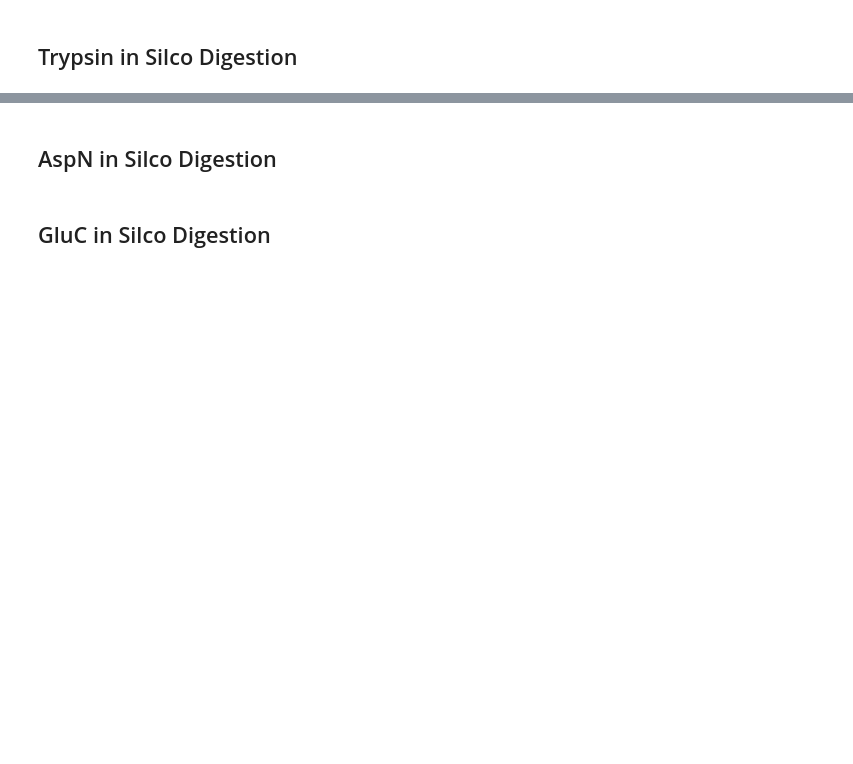
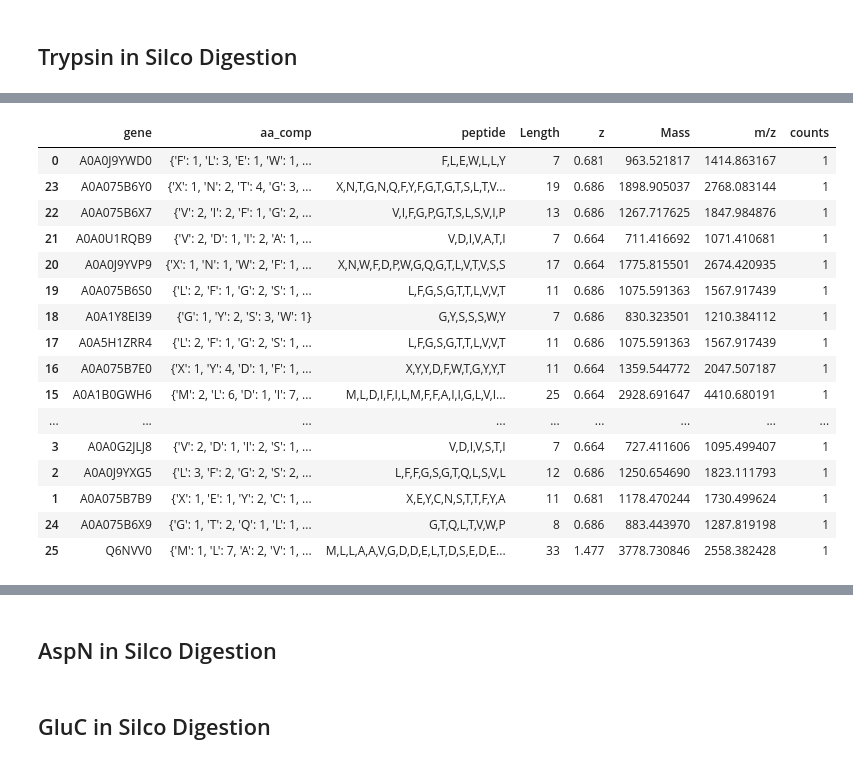
Before and after one commit to TTCooper-PhD/Limited_Proteolysis_Hive, a Jupyter notebook: HeLa/Unfractioned_Tryp_AspN_GluC/HeLa_1vs18hr_Shotgun.ipynb, the cells around one changed output, grey strips where cells are left out. Drawn from its saved outputs; the diff is of its cells as text; code cells hidden in the pictures; blank space fills up the shorter version.

```diff
--- a/HeLa/Unfractioned_Tryp_AspN_GluC/HeLa_1vs18hr_Shotgun.ipynb
+++ b/HeLa/Unfractioned_Tryp_AspN_GluC/HeLa_1vs18hr_Shotgun.ipynb
@@ -151 +187,21 @@ x
+# %%
+x.sort_values("counts", axis=0, ascending=True)
+# %% [output]
+|  | gene | aa_comp | peptide | Length | z | Mass | m/z | counts |
+| 0 | A0A0J9YWD0 | {'F': 1, 'L': 3, 'E': 1, 'W': 1, ... | F,L,E,W,L,L,Y | 7 | 0.681 | 963.521817 | 1414.863167 | 1 |
+| 23 | A0A075B6Y0 | {'X': 1, 'N': 2, 'T': 4, 'G': 3, ... | X,N,T,G,N,Q,F,Y,F,G,T,G,T,S,L,T,V... | 19 | 0.686 | 1898.905037 | 2768.083144 | 1 |
+| 22 | A0A075B6X7 | {'V': 2, 'I': 2, 'F': 1, 'G': 2, ... | V,I,F,G,P,G,T,S,L,S,V,I,P | 13 | 0.686 | 1267.717625 | 1847.984876 | 1 |
+| 21 | A0A0U1RQB9 | {'V': 2, 'D': 1, 'I': 2, 'A': 1, ... | V,D,I,V,A,T,I | 7 | 0.664 | 711.416692 | 1071.410681 | 1 |
+| 20 | A0A0J9YVP9 | {'X': 1, 'N': 1, 'W': 2, 'F': 1, ... | X,N,W,F,D,P,W,G,Q,G,T,L,V,T,V,S,S | 17 | 0.664 | 1775.815501 | 2674.420935 | 1 |
+| 19 | A0A075B6S0 | {'L': 2, 'F': 1, 'G': 2, 'S': 1, ... | L,F,G,S,G,T,T,L,V,V,T | 11 | 0.686 | 1075.591363 | 1567.917439 | 1 |
+| 18 | A0A1Y8EI39 | {'G': 1, 'Y': 2, 'S': 3, 'W': 1} | G,Y,S,S,S,W,Y | 7 | 0.686 | 830.323501 | 1210.384112 | 1 |
+| 17 | A0A5H1ZRR4 | {'L': 2, 'F': 1, 'G': 2, 'S': 1, ... | L,F,G,S,G,T,T,L,V,V,T | 11 | 0.686 | 1075.591363 | 1567.917439 | 1 |
+| 16 | A0A075B7E0 | {'X': 1, 'Y': 4, 'D': 1, 'F': 1, ... | X,Y,Y,D,F,W,T,G,Y,Y,T | 11 | 0.664 | 1359.544772 | 2047.507187 | 1 |
+| 15 | A0A1B0GWH6 | {'M': 2, 'L': 6, 'D': 1, 'I': 7, ... | M,L,D,I,F,I,L,M,F,F,A,I,I,G,L,V,I... | 25 | 0.664 | 2928.691647 | 4410.680191 | 1 |
+| ... | ... | ... | ... | ... | ... | ... | ... | ... |
+| 3 | A0A0G2JLJ8 | {'V': 2, 'D': 1, 'I': 2, 'S': 1, ... | V,D,I,V,S,T,I | 7 | 0.664 | 727.411606 | 1095.499407 | 1 |
+| 2 | A0A0J9YXG5 | {'L': 3, 'F': 2, 'G': 2, 'S': 2, ... | L,F,F,G,S,G,T,Q,L,S,V,L | 12 | 0.686 | 1250.654690 | 1823.111793 | 1 |
+| 1 | A0A075B7B9 | {'X': 1, 'E': 1, 'Y': 2, 'C': 1, ... | X,E,Y,C,N,S,T,T,F,Y,A | 11 | 0.681 | 1178.470244 | 1730.499624 | 1 |
+| 24 | A0A075B6X9 | {'G': 1, 'T': 2, 'Q': 1, 'L': 1, ... | G,T,Q,L,T,V,W,P | 8 | 0.686 | 883.443970 | 1287.819198 | 1 |
+| 25 | Q6NVV0 | {'M': 1, 'L': 7, 'A': 2, 'V': 1, ... | M,L,L,A,A,V,G,D,D,E,L,T,D,S,E,D,E... | 33 | 1.477 | 3778.730846 | 2558.382428 | 1 |
 # %%
```
Also changed, not shown: parts of 26 cells of this notebook, 1 other file.
